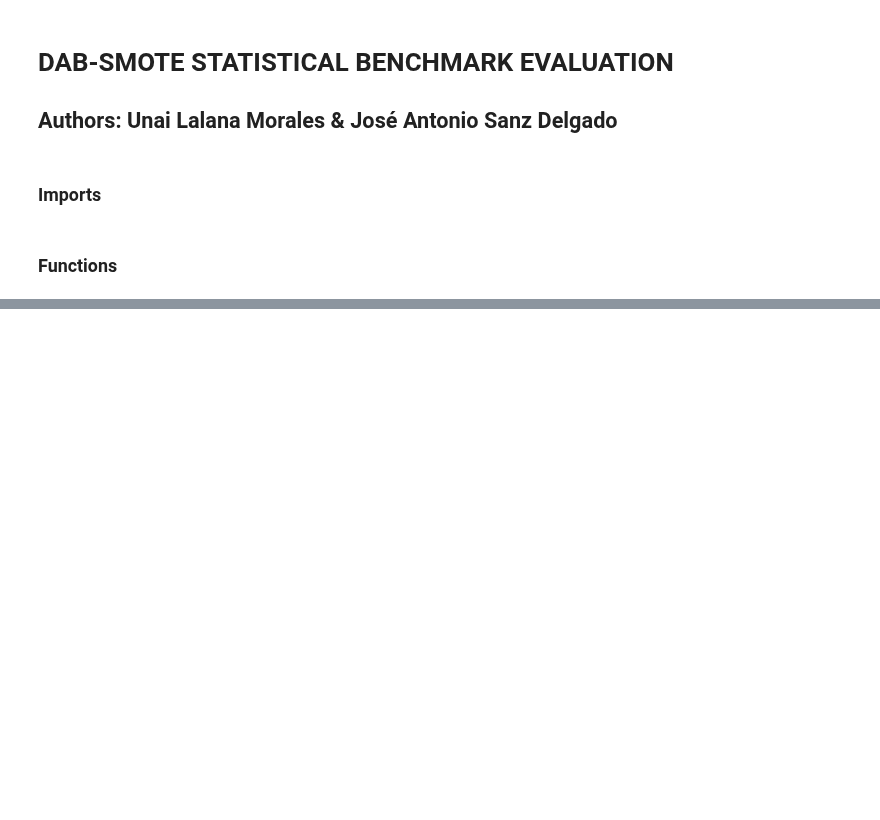
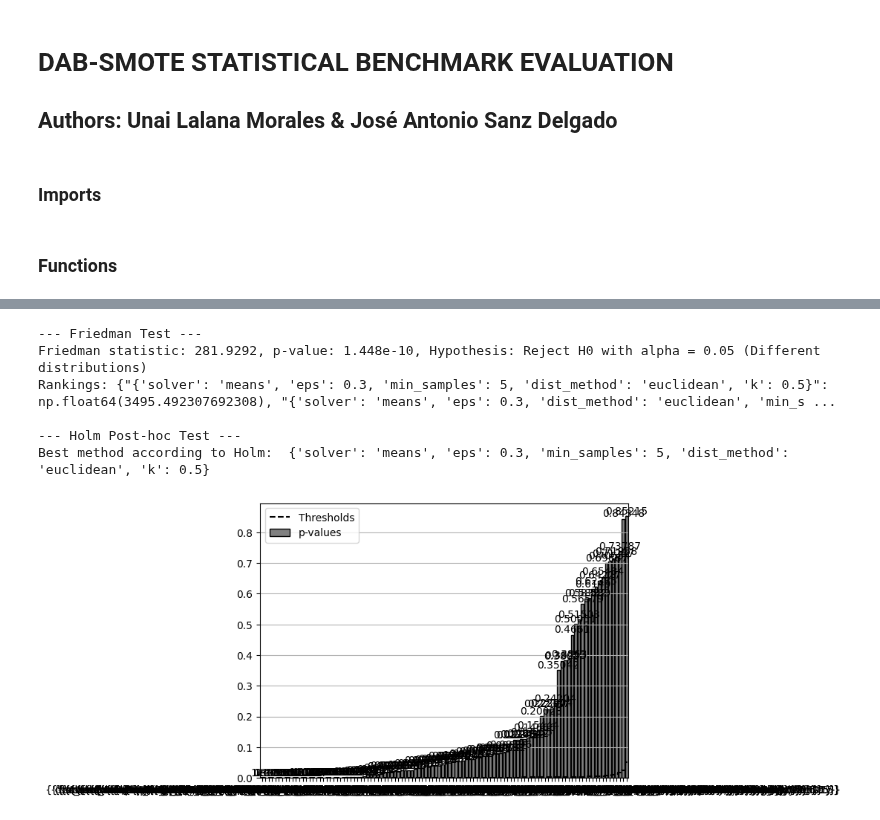
Before and after one commit to UnaiLalana/DAB-SMOTE, a Jupyter notebook: notebooks/benchmarks/StatisticalBenchmarkEvaluation.ipynb, the cells around one changed output, grey strips where cells are left out. Saved outputs shown, nothing was run; the diff lists cells and outputs as text; code cells hidden in the pictures; blank space fills up the shorter version.

Commit message:
update on statistical benchmarks

```diff
--- a/notebooks/benchmarks/StatisticalBenchmarkEvaluation.ipynb
+++ b/notebooks/benchmarks/StatisticalBenchmarkEvaluation.ipynb
@@ -286,0 +332,20 @@ Max mean of F1 scores:  0.6609054004517978 Solver:  density
+# %%
+from sklearn.linear_model import LogisticRegression
+param_dict = {
+    'dist_method': ['euclidean', 'manhattan','chebyshev'],
+    'k': [0.5, 1, 1.5],
+    'solver': ['means', 'density'],
+    'eps': [0.3, 0.4, 0.5],
+    'min_samples': [5, 10]
+}
+
+param_grid = grid_search(root_paths=["./../../data/benchmarks/imb_IRLowerThan9/", "./../../data/benchmarks/imb_IRHigherThan9p1/", "./../../data/benchmarks/imb_IRHigherThan9p2/"],
+ model = KNeighborsClassifier, param_dict=param_dict, fixed_params={})
+# %% [output]
+--- Friedman Test ---
+Friedman statistic: 281.9292, p-value: 1.448e-10, Hypothesis: Reject H0 with alpha = 0.05 (Different distributions)
+Rankings: {"{'solver': 'means', 'eps': 0.3, 'min_samples': 5, 'dist_method': 'euclidean', 'k': 0.5}": np.float64(3495.492307692308), "{'solver': 'means', 'eps': 0.3, 'dist_method': 'euclidean', 'min_s ...
+
+--- Holm Post-hoc Test ---
+Best method according to Holm:  {'solver': 'means', 'eps': 0.3, 'min_samples': 5, 'dist_method': 'euclidean', 'k': 0.5}
+[figure, added]
```
Also changed, not shown: parts of 11 cells of this notebook, 2 other files.
